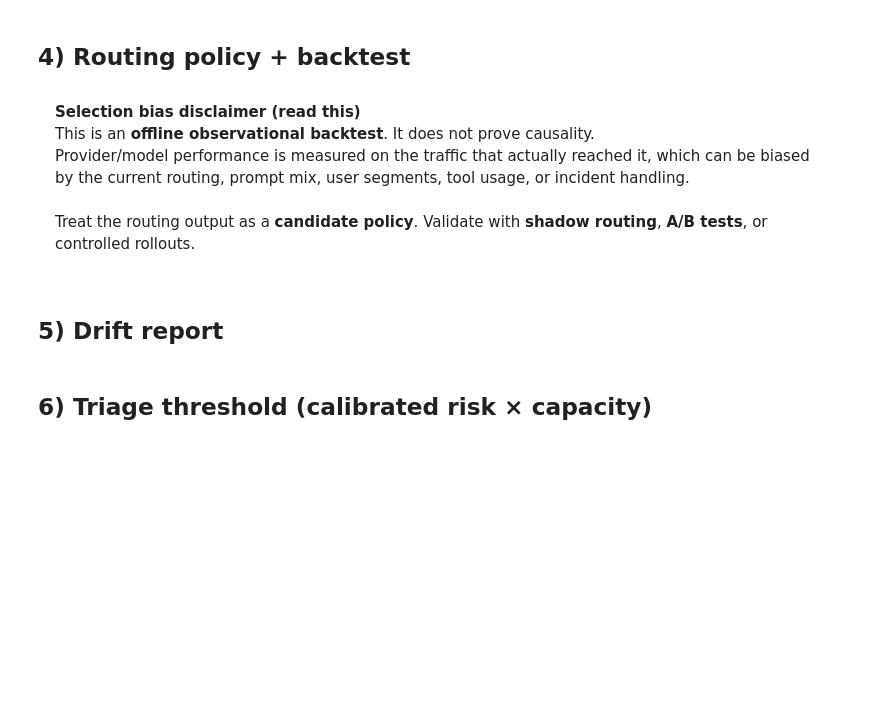
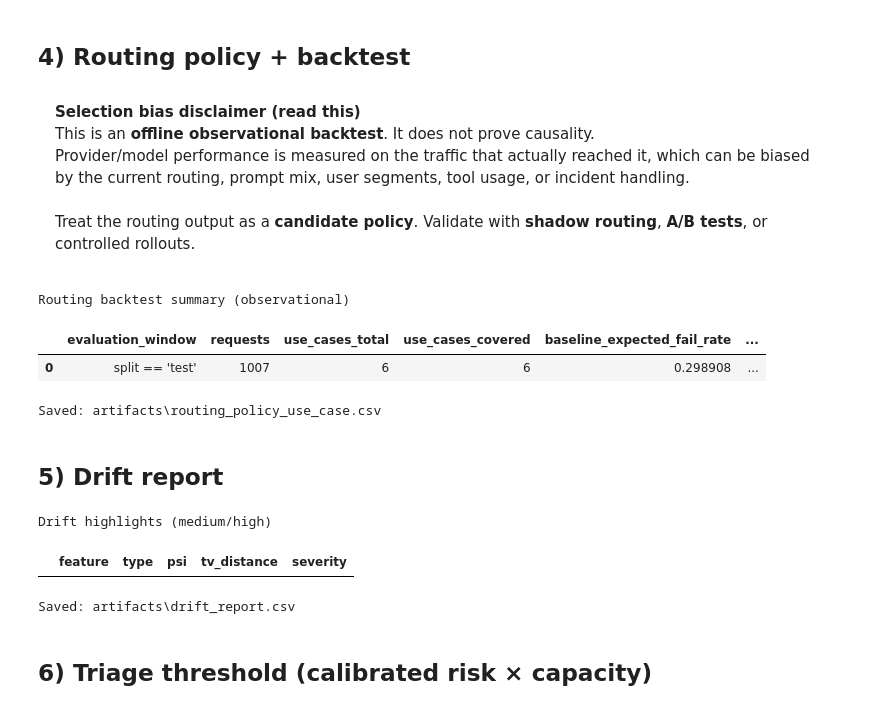
Before and after one commit to tarekmasryo/llm-production-telemetry, a Jupyter notebook: LLM_Production_Telemetry.ipynb, the cells around one changed output. Cells and saved outputs as stored; diff of their text form; code cells hidden in the pictures; blank space fills up the shorter version.

```diff
--- a/LLM_Production_Telemetry.ipynb
+++ b/LLM_Production_Telemetry.ipynb
@@ -687,6 +785,7 @@ else:
 </div>
 # %%
 policy_path = OUT_DIR / "routing_policy_use_case.csv"
+
 
 def _pick_best(df: pd.DataFrame) -> pd.DataFrame:
     if df.empty:
@@ -699,6 +798,7 @@ def _pick_best(df: pd.DataFrame) -> pd.DataFrame:
         .groupby("use_case", as_index=False)
         .first()
     )
+
 
 def build_policy_relaxed(
     sla_ms: float,
@@ -776,6 +876,7 @@ def build_policy_relaxed(
         "policy_mode",
     ]
     return out[cols].sort_values("use_case") if len(out) else out
+
 
 if len(train_hist) == 0 or len(test_future) == 0 or "use_case" not in train_hist.columns:
     pd.DataFrame(
@@ -847,34 +948,39 @@ else:
     )
     m["policy_expected_unit_cost"] = (
         pd.to_numeric(m["avg_cost"], errors="coerce")
         + pd.to_numeric(m["fail_rate"], errors="coerce").clip(0, 1) * FAILURE_EVENT_COST_USD
         + pd.to_numeric(m["sla_breach_rate"], errors="coerce").fillna(0).clip(0, 1) * SLA_BREACH_PENALTY_USD
     )
 
     covered_uc = int(m.loc[m["covered_by_policy"], "use_case"].nunique()) if "use_case" in m.columns else 0
 
     impact = pd.DataFrame(
         [
             {
-                "evaluation_window": f"timestamp_utc > {str(cut_ts)}",
+                "evaluation_window": "split == 'test'" if ("split" in df_time.columns) else f"timestamp_utc > {str(cut_ts)}",
                 "requests": int(m["requests"].sum()),
                 "use_cases_total": int(m["use_case"].nunique()),
                 "use_cases_covered": covered_uc,
                 "baseline_expected_fail_rate": float((m["requests"] * m["baseline_fail_rate"]).sum() / m["requests"].sum()),
                 "policy_expected_fail_rate": float((m["requests"] * m["fail_rate"]).sum() / m["requests"].sum()),
                 "baseline_expected_unit_cost": float((m["requests"] * m["baseline_expected_unit_cost"]).sum() / m["requests"].sum()),
                 "policy_expected_unit_cost": float((m["requests"] * m["policy_expected_unit_cost"]).sum() / m["requests"].sum()),
                 "baseline_total_expected_cost": float((m["requests"] * m["baseline_expected_unit_cost"]).sum()),
                 "policy_total_expected_cost": float((m["requests"] * m["policy_expected_unit_cost"]).sum()),
                 "routing_max_fail_rate": float(ROUTING_MAX_FAIL_RATE),
                 "failure_business_cost": float(FAILURE_EVENT_COST_USD),
                 "sla_breach_penalty_usd": float(SLA_BREACH_PENALTY_USD),
             }
         ]
     )
 
     show_table(impact, title="Routing backtest summary (observational)", max_rows=50)
     print("Saved:", policy_path)
+# %% [output]
+Routing backtest summary (observational)
+|  | evaluation_window | requests | use_cases_total | use_cases_covered | baseline_expected_fail_rate | ... |
+| 0 | split == 'test' | 1007 | 6 | 6 | 0.298908 | ... |
+Saved: artifacts\routing_policy_use_case.csv
 # %% [markdown]
 <h2 style='margin:22px 0 10px 0;'>5) Drift report</h2>
 # %%
@@ -936,7 +1042,6 @@ else:
     drift["psi"] = pd.to_numeric(drift["psi"], errors="coerce")
     drift["tv_distance"] = pd.to_numeric(drift["tv_distance"], errors="coerce")
 
-    drift["severity"] = ""
     severity = np.full(len(drift), "", dtype=object)
 
     psi_v = drift["psi"].to_numpy(dtype=float)
@@ -961,6 +1066,10 @@ else:
     hi = drift[drift["severity"].isin(["high", "medium"])].head(20)
     show_table(hi, title="Drift highlights (medium/high)", max_rows=50)
     print("Saved:", drift_path)
+# %% [output]
+Drift highlights (medium/high)
+|  | feature | type | psi | tv_distance | severity |
+Saved: artifacts\drift_report.csv
 # %% [markdown]
 <h2 style='margin:22px 0 10px 0;'>6) Triage threshold (calibrated risk × capacity)</h2>
 # %%
```
Also changed, not shown: parts of 12 cells of this notebook, 1 other file.
